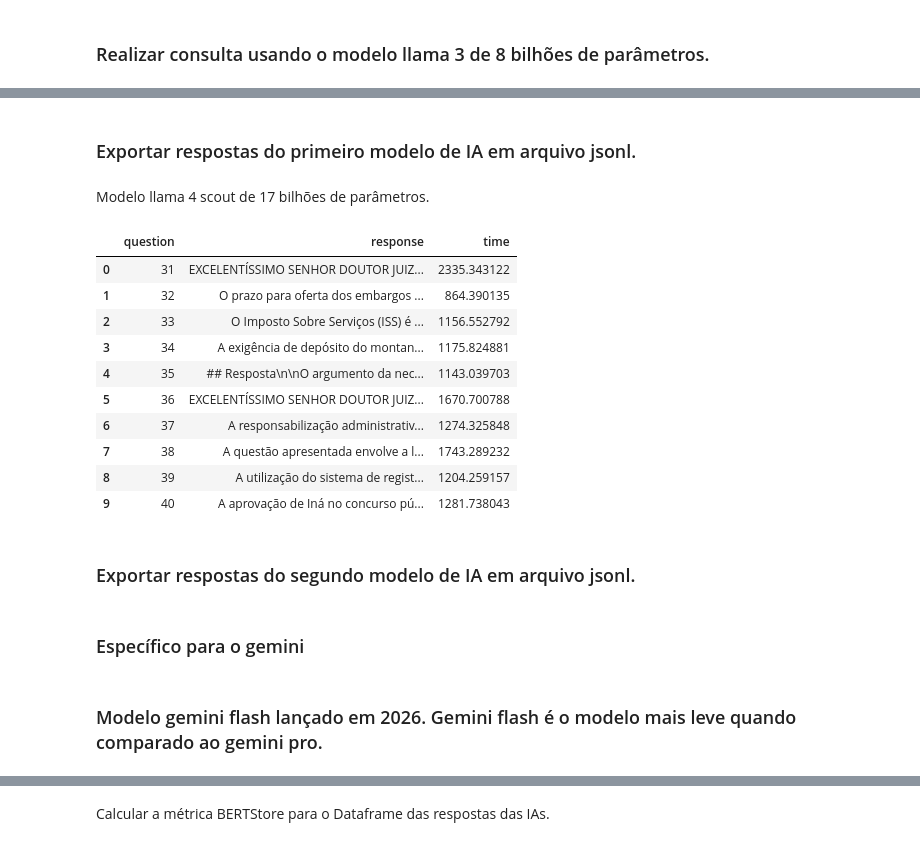
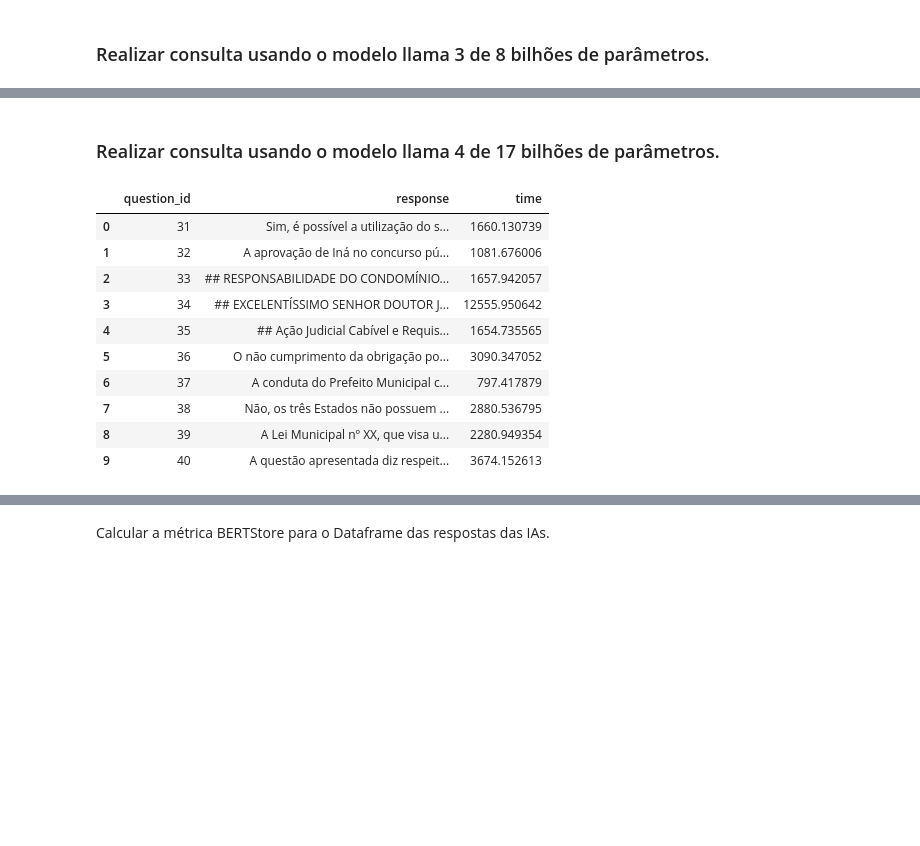
Before and after one commit to eduoududu/juridico, a Jupyter notebook: answers/response_open_questions.ipynb, the cells around one changed output, grey strips where cells are left out. Cells and saved outputs as stored; diff of their text form; code cells hidden in the pictures; blank space fills up the shorter version.

```diff
--- a/answers/response_open_questions.ipynb
+++ b/answers/response_open_questions.ipynb
@@ -203,2 +190,0 @@ RateLimitError: Error code: 429 - {'error': {'message': 'Rate limit reached for
-# %% [markdown]
-### Exportar respostas do primeiro modelo de IA em arquivo jsonl.
@@ -207,22 +191,28 @@ save_df_to_jsonl(df_llama3_response, 'llama3_response.jsonl')
+# %%
+# Modelo llama 3.1 de 8 bilhões de parâmetros.
+model_id1 = 'llama-3.1-8b-instant'
+ia1 = QuestionProcessor('groq_api_key', model_id1)
+ia1.run_inference(df_my_questions)
+df_ia1 = ia1.get_results_df()
+OutputManager.save_to_jsonl(df_ia1, 'resultados_ia1.jsonl')
 # %% [markdown]
-Modelo llama 4 scout de 17 bilhões de parâmetros.
+### Realizar consulta usando o modelo llama 4 de 17 bilhões de parâmetros.
 # %%
-# Modelo llama 4 scout, mais leve, de 17 bilhões de parâmetros.
-model_id = 'meta-llama/llama-4-scout-17b-16e-instruct'
-
-# Dataframe com as respostas do primeiro modelo
-df_llama4_response = questions_submit_new(client_ai_instance('groq_api_key'), model_id, df_my_questions)
+# Modelo llama 4 de 17 bilhões de parâmetros.
+model_id2 = 'meta-llama/llama-4-scout-17b-16e-instruct'
+ia2 = QuestionProcessor('groq_api_key', model_id2, max_tokens=8192)
+ia2.run_inference(df_my_questions)
+df_ia2 = ia2.get_results_df()
+OutputManager.save_to_jsonl(df_ia2, 'resultados_ia2.jsonl')
 # %% [output]
-|  | question | response | time |
-| 0 | 31 | EXCELENTÍSSIMO SENHOR DOUTOR JUIZ... | 2335.343122 |
-| 1 | 32 | O prazo para oferta dos embargos ... | 864.390135 |
-| 2 | 33 | O Imposto Sobre Serviços (ISS) é ... | 1156.552792 |
-| 3 | 34 | A exigência de depósito do montan... | 1175.824881 |
-| 4 | 35 | ## Resposta\n\nO argumento da nec... | 1143.039703 |
-| 5 | 36 | EXCELENTÍSSIMO SENHOR DOUTOR JUIZ... | 1670.700788 |
-| 6 | 37 | A responsabilização administrativ... | 1274.325848 |
-| 7 | 38 | A questão apresentada envolve a l... | 1743.289232 |
-| 8 | 39 | A utilização do sistema de regist... | 1204.259157 |
-| 9 | 40 | A aprovação de Iná no concurso pú... | 1281.738043 |
+|  | question_id | response | time |
+| 0 | 31 | Sim, é possível a utilização do s... | 1660.130739 |
+| 1 | 32 | A aprovação de Iná no concurso pú... | 1081.676006 |
+| 2 | 33 | ## RESPONSABILIDADE DO CONDOMÍNIO... | 1657.942057 |
+| 3 | 34 | ## EXCELENTÍSSIMO SENHOR DOUTOR J... | 12555.950642 |
+| 4 | 35 | ## Ação Judicial Cabível e Requis... | 1654.735565 |
+| 5 | 36 | O não cumprimento da obrigação po... | 3090.347052 |
+| 6 | 37 | A conduta do Prefeito Municipal c... | 797.417879 |
+| 7 | 38 | Não, os três Estados não possuem ... | 2880.536795 |
+| 8 | 39 | A Lei Municipal nº XX, que visa u... | 2280.949354 |
+| 9 | 40 | A questão apresentada diz respeit... | 3674.152613 |
-# %% [markdown]
-### Exportar respostas do segundo modelo de IA em arquivo jsonl.
@@ -231,2 +218,0 @@ save_df_to_jsonl(df_llama4_response, 'llama4_response.jsonl')
-# %% [markdown]
-### Específico para o gemini
@@ -271,2 +218,0 @@ def questions_gemini_submit(client_ai, model_id, df_questions):
-# %% [markdown]
-### Modelo gemini flash lançado em 2026. Gemini flash é o modelo mais leve quando comparado ao gemini pro.
```
Also changed, not shown: parts of 23 cells of this notebook, 5 other files.
